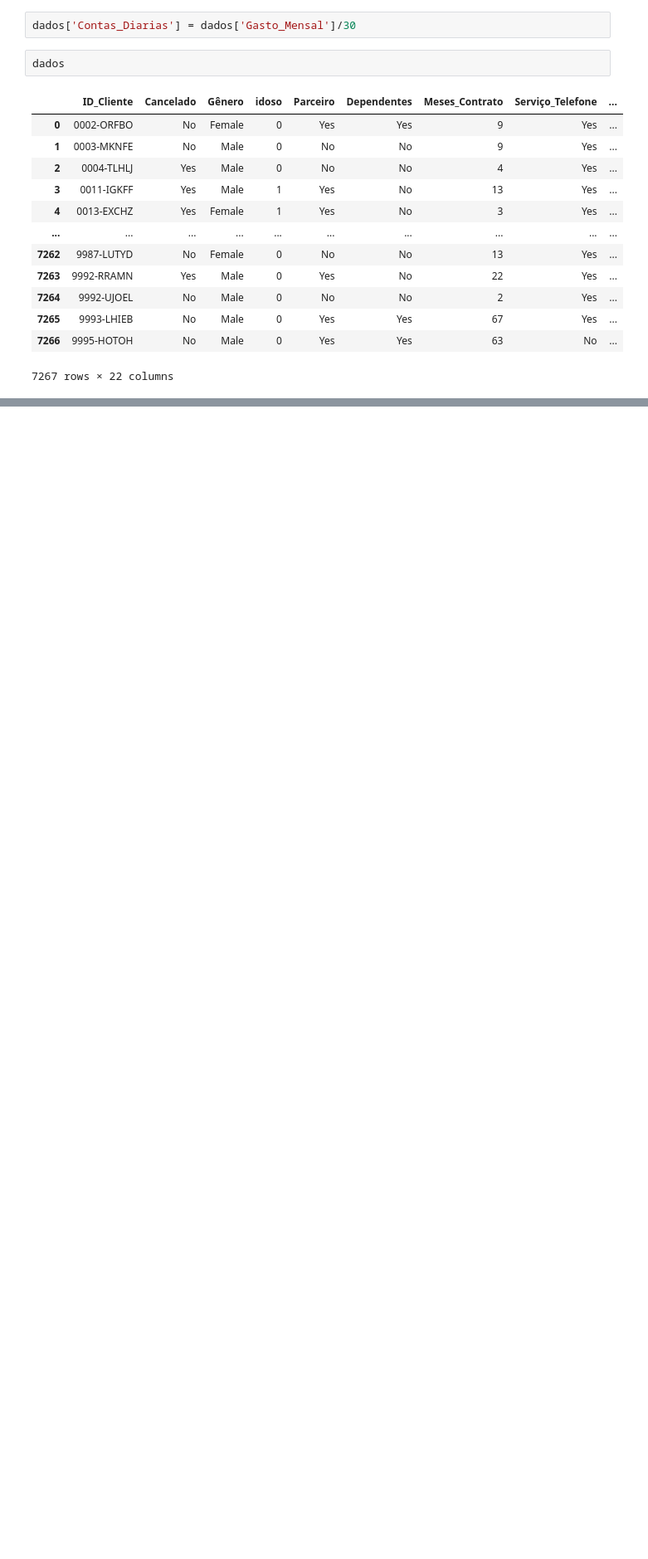
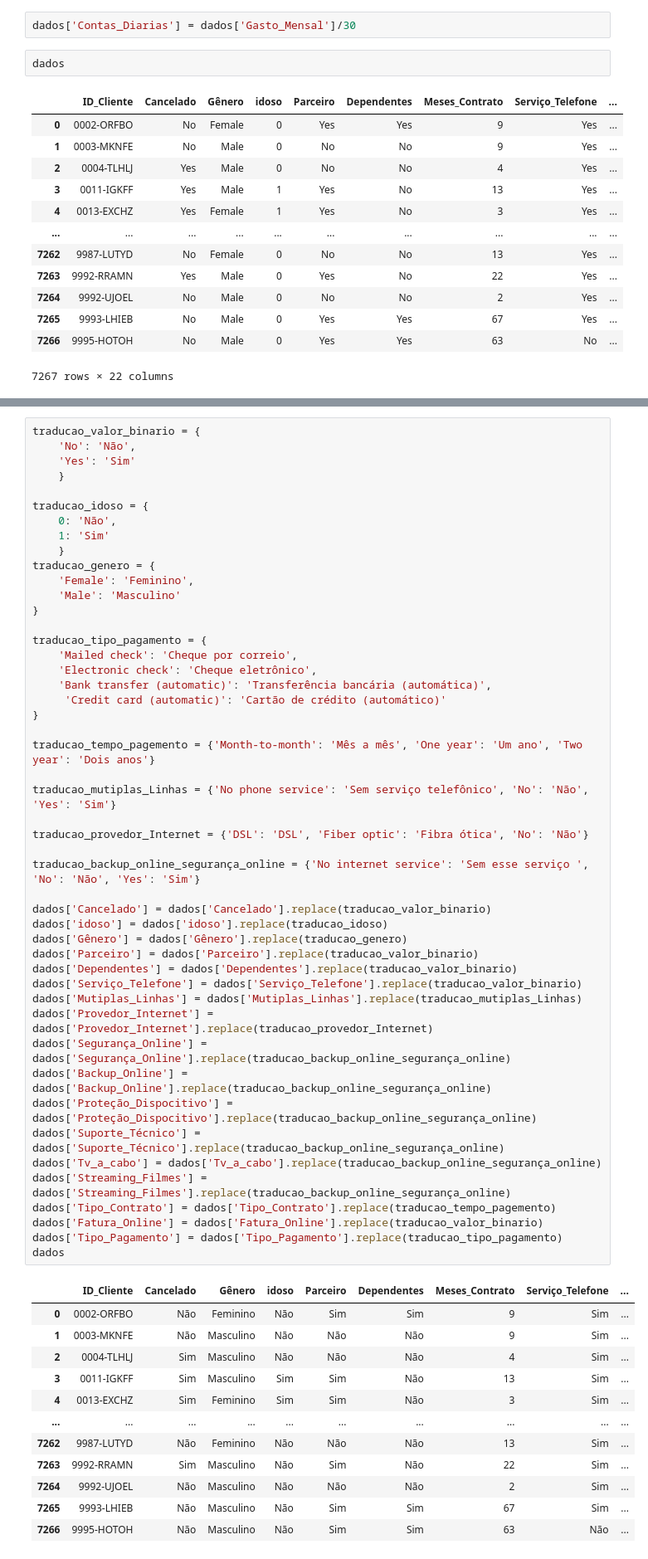
Before and after one commit to MuriloLopesFrade/Chelleging_Telecom_X, a Jupyter notebook: Telecom_X_parte_1_versão_final.ipynb, the cells around one changed output, grey strips where cells are left out. Shown at 83% size. Cells and saved outputs as stored; diff of their text form; blank space fills up the shorter version.

```diff
--- a/Telecom_X_parte_1_versão_final.ipynb
+++ b/Telecom_X_parte_1_versão_final.ipynb
@@ -294,0 +317,61 @@ traducao_tempo_pagemento = {'Month-to-month': 'Mês a mês', 'One year': 'Um ano
+# %%
+traducao_valor_binario = {
+    'No': 'Não',
+    'Yes': 'Sim'
+    }
+
+traducao_idoso = {
+    0: 'Não',
+    1: 'Sim'
+    }
+traducao_genero = {
+    'Female': 'Feminino',
+    'Male': 'Masculino'
+}
+
+traducao_tipo_pagamento = {
+    'Mailed check': 'Cheque por correio',
+    'Electronic check': 'Cheque eletrônico',
+    'Bank transfer (automatic)': 'Transferência bancária (automática)',
+     'Credit card (automatic)': 'Cartão de crédito (automático)'
+}
+
+traducao_tempo_pagemento = {'Month-to-month': 'Mês a mês', 'One year': 'Um ano', 'Two year': 'Dois anos'}
+
+traducao_mutiplas_Linhas = {'No phone service': 'Sem serviço telefônico', 'No': 'Não', 'Yes': 'Sim'}
+
+traducao_provedor_Internet = {'DSL': 'DSL', 'Fiber optic': 'Fibra ótica', 'No': 'Não'}
+
+traducao_backup_online_segurança_online = {'No internet service': 'Sem esse serviço ', 'No': 'Não', 'Yes': 'Sim'}
+
+dados['Cancelado'] = dados['Cancelado'].replace(traducao_valor_binario)
+dados['idoso'] = dados['idoso'].replace(traducao_idoso)
+dados['Gênero'] = dados['Gênero'].replace(traducao_genero)
+dados['Parceiro'] = dados['Parceiro'].replace(traducao_valor_binario)
+dados['Dependentes'] = dados['Dependentes'].replace(traducao_valor_binario)
+dados['Serviço_Telefone'] = dados['Serviço_Telefone'].replace(traducao_valor_binario)
+dados['Mutiplas_Linhas'] = dados['Mutiplas_Linhas'].replace(traducao_mutiplas_Linhas)
+dados['Provedor_Internet'] = dados['Provedor_Internet'].replace(traducao_provedor_Internet)
+dados['Segurança_Online'] = dados['Segurança_Online'].replace(traducao_backup_online_segurança_online)
+dados['Backup_Online'] = dados['Backup_Online'].replace(traducao_backup_online_segurança_online)
+dados['Proteção_Dispocitivo'] = dados['Proteção_Dispocitivo'].replace(traducao_backup_online_segurança_online)
+dados['Suporte_Técnico'] = dados['Suporte_Técnico'].replace(traducao_backup_online_segurança_online)
+dados['Tv_a_cabo'] = dados['Tv_a_cabo'].replace(traducao_backup_online_segurança_online)
+dados['Streaming_Filmes'] = dados['Streaming_Filmes'].replace(traducao_backup_online_segurança_online)
+dados['Tipo_Contrato'] = dados['Tipo_Contrato'].replace(traducao_tempo_pagemento)
+dados['Fatura_Online'] = dados['Fatura_Online'].replace(traducao_valor_binario)
+dados['Tipo_Pagamento'] = dados['Tipo_Pagamento'].replace(traducao_tipo_pagamento)
+dados
+# %% [output]
+|  | ID_Cliente | Cancelado | Gênero | idoso | Parceiro | Dependentes | Meses_Contrato | Serviço_Telefone | ... |
+| 0 | 0002-ORFBO | Não | Feminino | Não | Sim | Sim | 9 | Sim | ... |
+| 1 | 0003-MKNFE | Não | Masculino | Não | Não | Não | 9 | Sim | ... |
+| 2 | 0004-TLHLJ | Sim | Masculino | Não | Não | Não | 4 | Sim | ... |
+| 3 | 0011-IGKFF | Sim | Masculino | Sim | Sim | Não | 13 | Sim | ... |
+| 4 | 0013-EXCHZ | Sim | Feminino | Sim | Sim | Não | 3 | Sim | ... |
+| ... | ... | ... | ... | ... | ... | ... | ... | ... | ... |
+| 7262 | 9987-LUTYD | Não | Feminino | Não | Não | Não | 13 | Sim | ... |
+| 7263 | 9992-RRAMN | Sim | Masculino | Não | Sim | Não | 22 | Sim | ... |
+| 7264 | 9992-UJOEL | Não | Masculino | Não | Não | Não | 2 | Sim | ... |
+| 7265 | 9993-LHIEB | Não | Masculino | Não | Sim | Sim | 67 | Sim | ... |
+| 7266 | 9995-HOTOH | Não | Masculino | Não | Sim | Sim | 63 | Não | ... |
```
Also changed, not shown: parts of 26 cells of this notebook.
